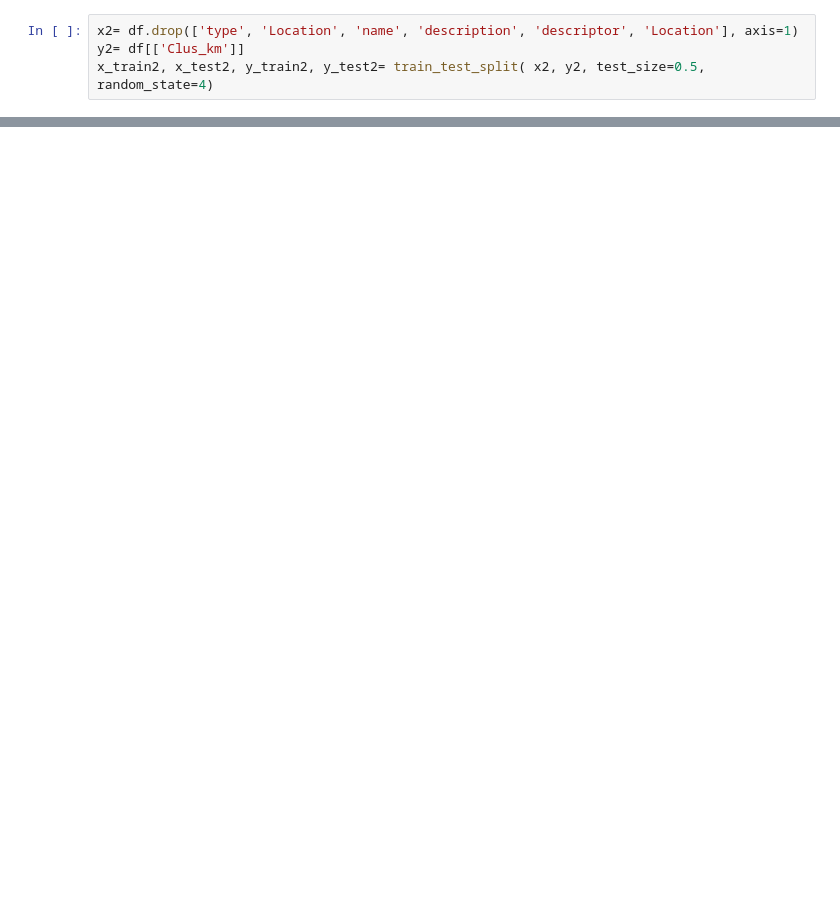
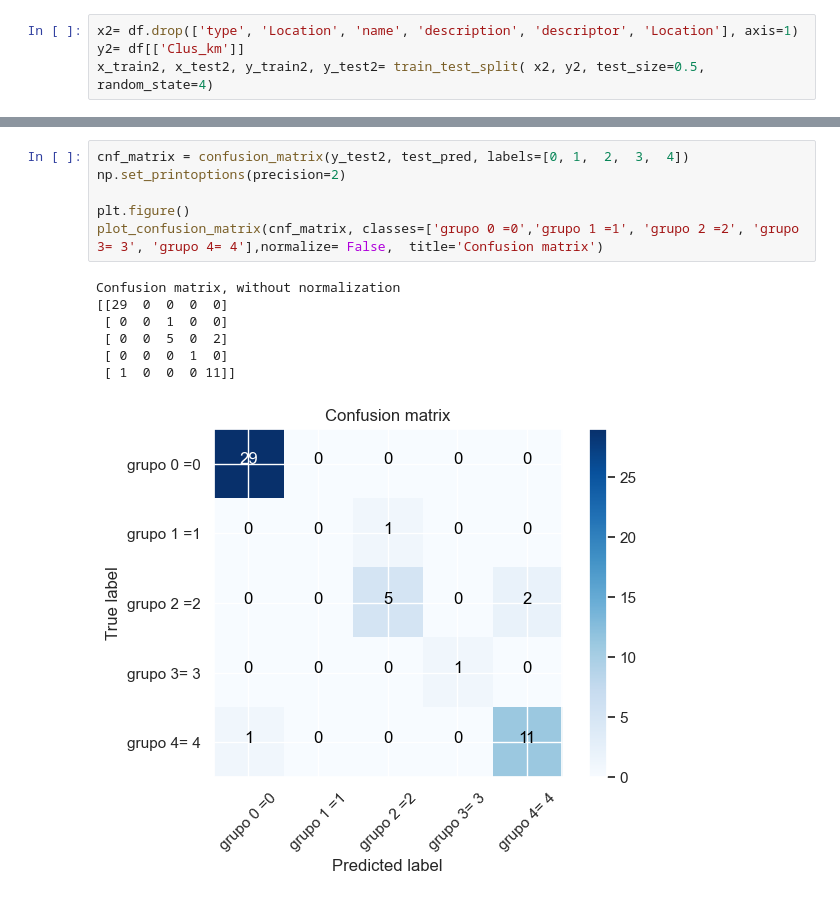
Before and after one commit to Hector1993prog/Cultural_Tourism_Project, a Jupyter notebook: 3. UNSUPERVISED LEARNING METHOD.ipynb, the cells around one changed output, grey strips where cells are left out. Cells and saved outputs as stored; diff of their text form; blank space fills up the shorter version.

```diff
--- a/3. UNSUPERVISED LEARNING METHOD.ipynb
+++ b/3. UNSUPERVISED LEARNING METHOD.ipynb
@@ -327,0 +362,14 @@ weighted avg       0.93      0.92      0.91        50
+# %%
+cnf_matrix = confusion_matrix(y_test2, test_pred, labels=[0, 1,  2,  3,  4])
+np.set_printoptions(precision=2)
+
+plt.figure()
+plot_confusion_matrix(cnf_matrix, classes=['grupo 0 =0','grupo 1 =1', 'grupo 2 =2', 'grupo 3= 3', 'grupo 4= 4'],normalize= False,  title='Confusion matrix')
+# %% [output]
+Confusion matrix, without normalization
+[[29  0  0  0  0]
+ [ 0  0  1  0  0]
+ [ 0  0  5  0  2]
+ [ 0  0  0  1  0]
+ [ 1  0  0  0 11]]
+[figure, added]
```
Also changed, not shown: parts of 23 cells of this notebook, 3 other files.
